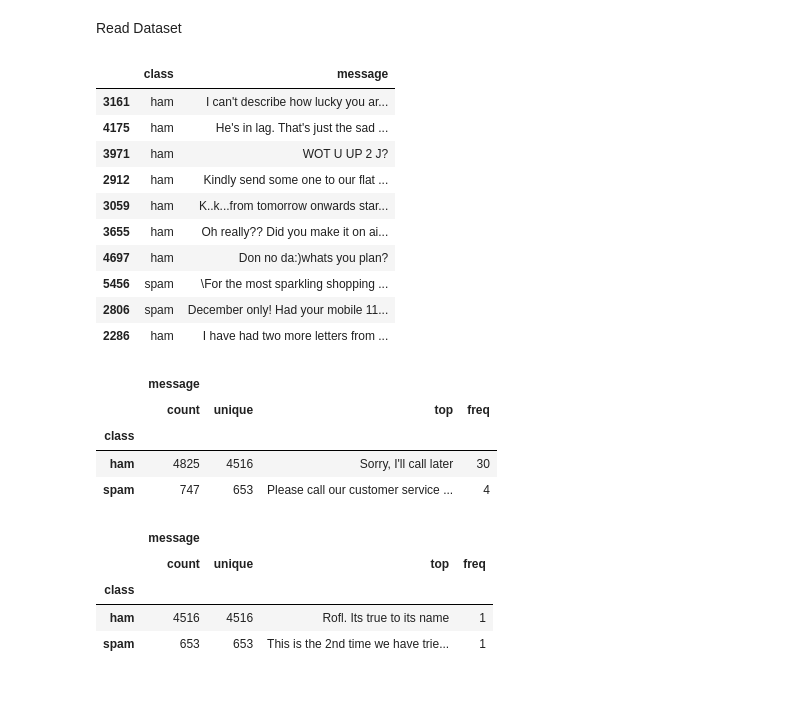
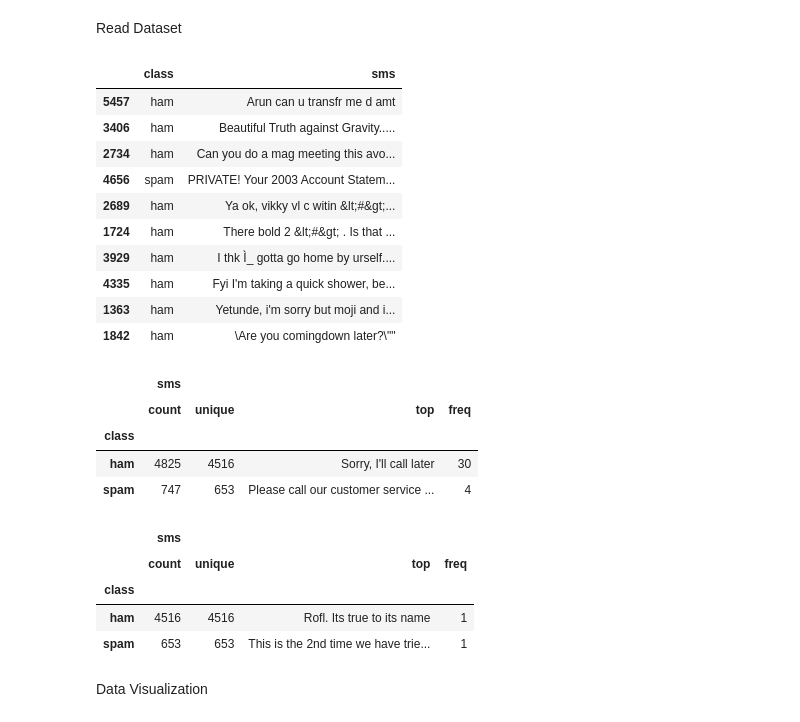
Before and after one commit to JayashanManodya/sms_spam_classifier, a Jupyter notebook: sms_spam_classifier.ipynb, the cells around one changed output. Cells and saved outputs as stored; diff of their text form; code cells hidden in the pictures; blank space fills up the shorter version.

```diff
--- a/sms_spam_classifier.ipynb
+++ b/sms_spam_classifier.ipynb
@@ -16,24 +14,24 @@ df = pd.read_csv('/content/sms_spam_classifier/spam.csv')
 # %%
 df.drop(['Unnamed: 2','Unnamed: 3','Unnamed: 4'],axis=1,inplace=True)
 # %%
-df.rename(columns={'v1':'class','v2':'message'},inplace=True)
+df.rename(columns={'v1':'class','v2':'sms'},inplace=True)
 df.sample(10)
 # %% [output]
-|  | class | message |
-| 3161 | ham | I can't describe how lucky you ar... |
-| 4175 | ham | He's in lag. That's just the sad ... |
-| 3971 | ham | WOT U UP 2 J? |
-| 2912 | ham | Kindly send some one to our flat ... |
-| 3059 | ham | K..k...from tomorrow onwards star... |
-| 3655 | ham | Oh really?? Did you make it on ai... |
-| 4697 | ham | Don no da:)whats you plan? |
-| 5456 | spam | \For the most sparkling shopping ... |
-| 2806 | spam | December only! Had your mobile 11... |
-| 2286 | ham | I have had two more letters from ... |
+|  | class | sms |
+| 5457 | ham | Arun can u transfr me d amt |
+| 3406 | ham | Beautiful Truth against Gravity..... |
+| 2734 | ham | Can you do a mag meeting this avo... |
+| 4656 | spam | PRIVATE! Your 2003 Account Statem... |
+| 2689 | ham | Ya ok, vikky vl c witin &lt;#&gt;... |
+| 1724 | ham | There bold 2 &lt;#&gt; . Is that ... |
+| 3929 | ham | I thk Ì_ gotta go home by urself.... |
+| 4335 | ham | Fyi I'm taking a quick shower, be... |
+| 1363 | ham | Yetunde, i'm sorry but moji and i... |
+| 1842 | ham | \Are you comingdown later?\"" |
 # %%
 df.groupby('class').describe()
 # %% [output]
-|  | message |  |  |  |
+|  | sms |  |  |  |
 |  | count | unique | top | freq |
 | class |  |  |  |  |
 | ham | 4825 | 4516 | Sorry, I'll call later | 30 |
@@ -43,8 +41,10 @@ df = df.drop_duplicates(keep='first')
 # %%
 df.groupby('class').describe()
 # %% [output]
-|  | message |  |  |  |
+|  | sms |  |  |  |
 |  | count | unique | top | freq |
 | class |  |  |  |  |
 | ham | 4516 | 4516 | Rofl. Its true to its name | 1 |
 | spam | 653 | 653 | This is the 2nd time we have trie... | 1 |
+# %% [markdown]
+Data Visualization
```
Also changed, not shown: parts of 3 cells of this notebook.
